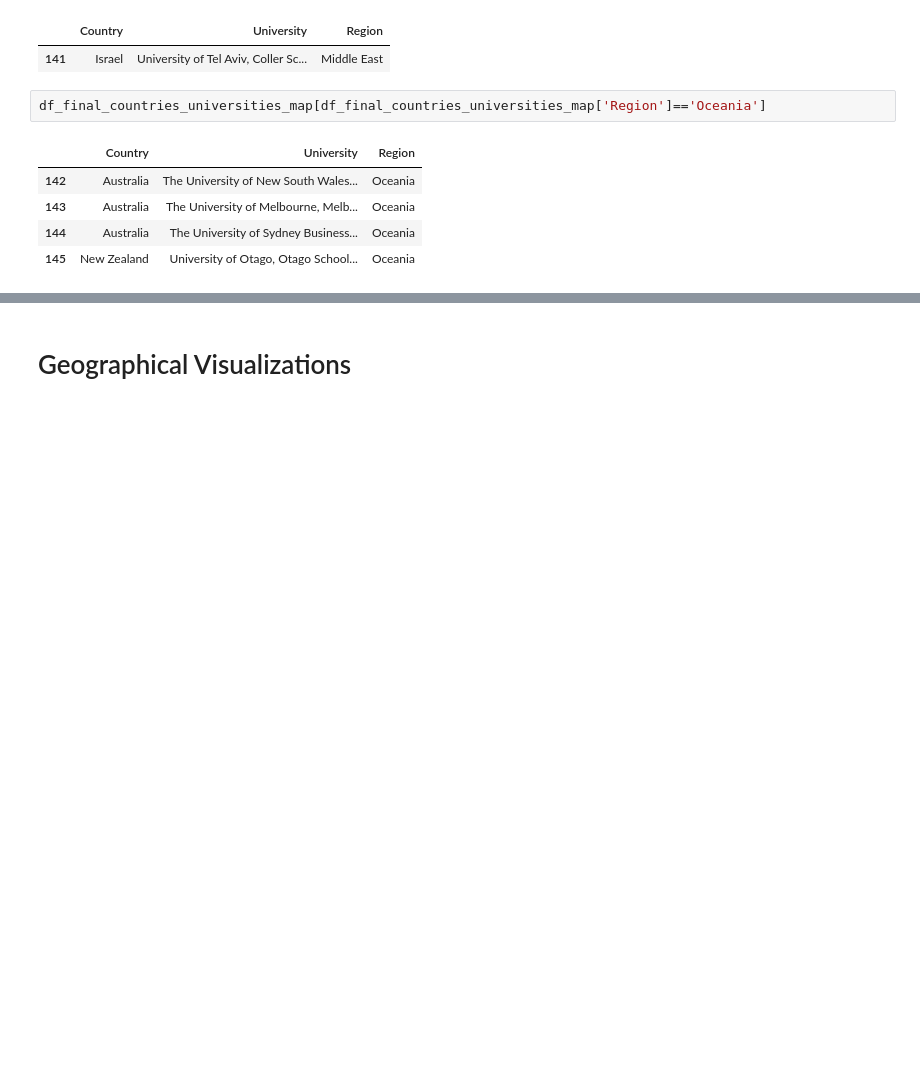
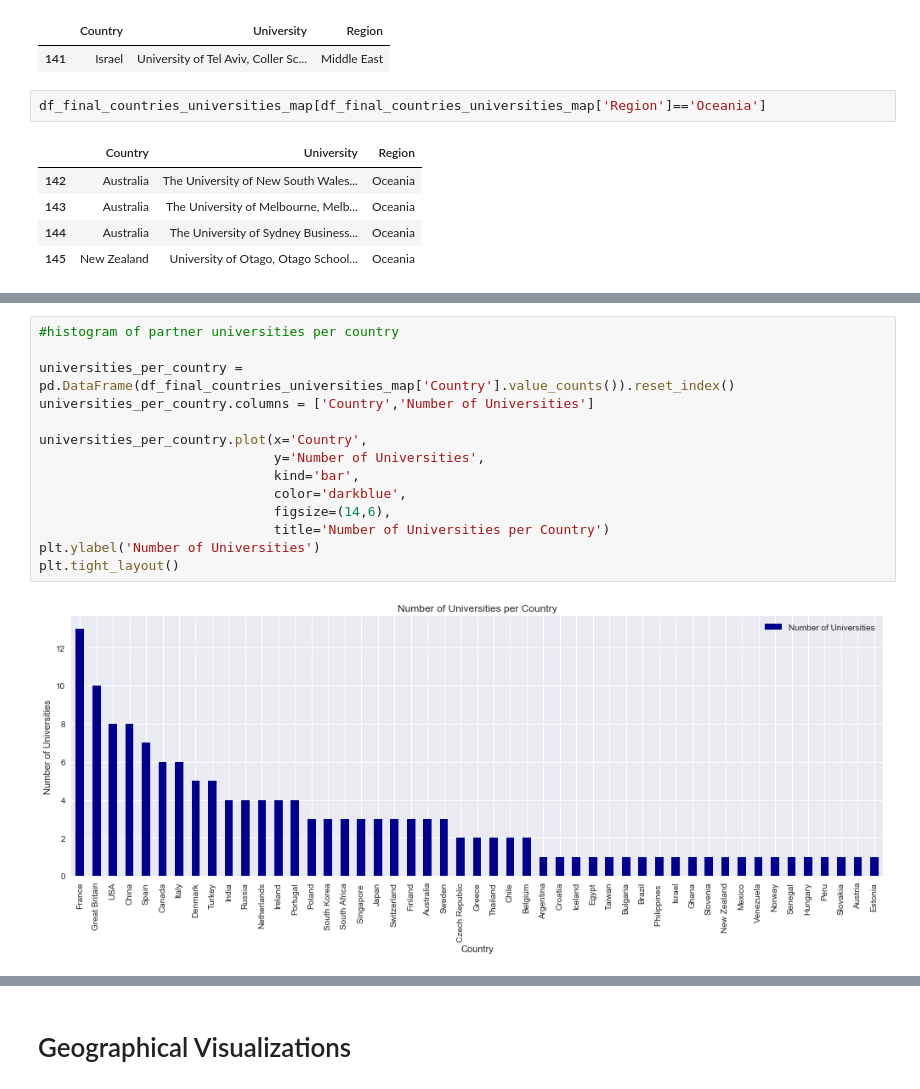
Before and after one commit to alexvmt/University-of-Cologne-Partner-Universities-2018, a Jupyter notebook: university of cologne partner universities 2018.ipynb, the cells around one changed output, grey strips where cells are left out. Cells and saved outputs as stored; diff of their text form; blank space fills up the shorter version.

```diff
--- a/university of cologne partner universities 2018.ipynb
+++ b/university of cologne partner universities 2018.ipynb
@@ -334 +364,17 @@ plt.tight_layout()
+# %%
+#histogram of partner universities per country
+
+universities_per_country = pd.DataFrame(df_final_countries_universities_map['Country'].value_counts()).reset_index()
+universities_per_country.columns = ['Country','Number of Universities']
+
+universities_per_country.plot(x='Country',
+                              y='Number of Universities',
+                              kind='bar',
+                              color='darkblue',
+                              figsize=(14,6),
+                              title='Number of Universities per Country')
+plt.ylabel('Number of Universities')
+plt.tight_layout()
+# %% [output]
+[figure, added]
 # %%
```
Also changed, not shown: parts of 9 cells of this notebook.
